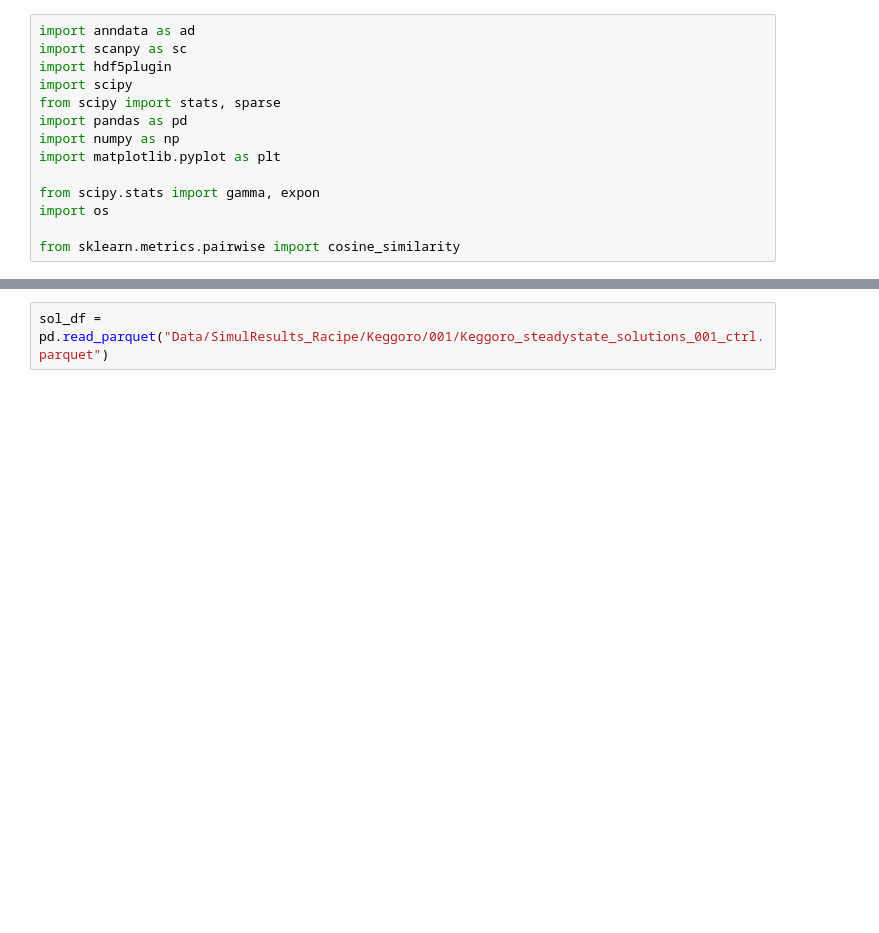
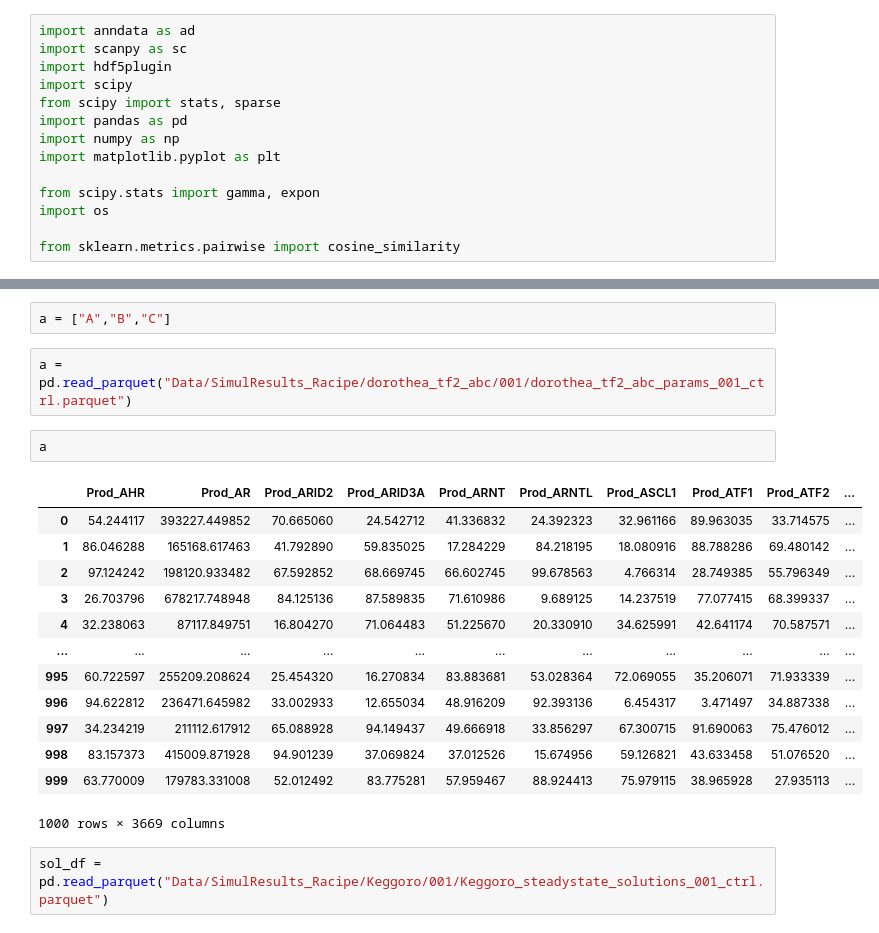
Before and after one commit to GeorgSommerer/bsc_thesis_pGRiNS, a Jupyter notebook: pgrins_explore.ipynb, the cells around one changed output, grey strips where cells are left out. Cells and saved outputs as stored; diff of their text form; blank space fills up the shorter version.

```diff
--- a/pgrins_explore.ipynb
+++ b/pgrins_explore.ipynb
@@ -15,3 +43,23 @@ from sklearn.metrics.pairwise import cosine_similarity
+# %%
+a = ["A","B","C"]
+# %%
+a = pd.read_parquet("Data/SimulResults_Racipe/dorothea_tf2_abc/001/dorothea_tf2_abc_params_001_ctrl.parquet")
+# %%
+a
+# %% [output]
+|  | Prod_AHR | Prod_AR | Prod_ARID2 | Prod_ARID3A | Prod_ARNT | Prod_ARNTL | Prod_ASCL1 | Prod_ATF1 | Prod_ATF2 | ... |
+| 0 | 54.244117 | 393227.449852 | 70.665060 | 24.542712 | 41.336832 | 24.392323 | 32.961166 | 89.963035 | 33.714575 | ... |
+| 1 | 86.046288 | 165168.617463 | 41.792890 | 59.835025 | 17.284229 | 84.218195 | 18.080916 | 88.788286 | 69.480142 | ... |
+| 2 | 97.124242 | 198120.933482 | 67.592852 | 68.669745 | 66.602745 | 99.678563 | 4.766314 | 28.749385 | 55.796349 | ... |
+| 3 | 26.703796 | 678217.748948 | 84.125136 | 87.589835 | 71.610986 | 9.689125 | 14.237519 | 77.077415 | 68.399337 | ... |
+| 4 | 32.238063 | 87117.849751 | 16.804270 | 71.064483 | 51.225670 | 20.330910 | 34.625991 | 42.641174 | 70.587571 | ... |
+| ... | ... | ... | ... | ... | ... | ... | ... | ... | ... | ... |
+| 995 | 60.722597 | 255209.208624 | 25.454320 | 16.270834 | 83.883681 | 53.028364 | 72.069055 | 35.206071 | 71.933339 | ... |
+| 996 | 94.622812 | 236471.645982 | 33.002933 | 12.655034 | 48.916209 | 92.393136 | 6.454317 | 3.471497 | 34.887338 | ... |
+| 997 | 34.234219 | 211112.617912 | 65.088928 | 94.149437 | 49.666918 | 33.856297 | 67.300715 | 91.690063 | 75.476012 | ... |
+| 998 | 83.157373 | 415009.871928 | 94.901239 | 37.069824 | 37.012526 | 15.674956 | 59.126821 | 43.633458 | 51.076520 | ... |
+| 999 | 63.770009 | 179783.331008 | 52.012492 | 83.775281 | 57.959467 | 88.924413 | 75.979115 | 38.965928 | 27.935113 | ... |
+1000 rows × 3669 columns
 # %%
 sol_df = pd.read_parquet("Data/SimulResults_Racipe/Keggoro/001/Keggoro_steadystate_solutions_001_ctrl.parquet")
 # %%
```
Also changed, not shown: parts of 5 cells of this notebook, 6 other files.
